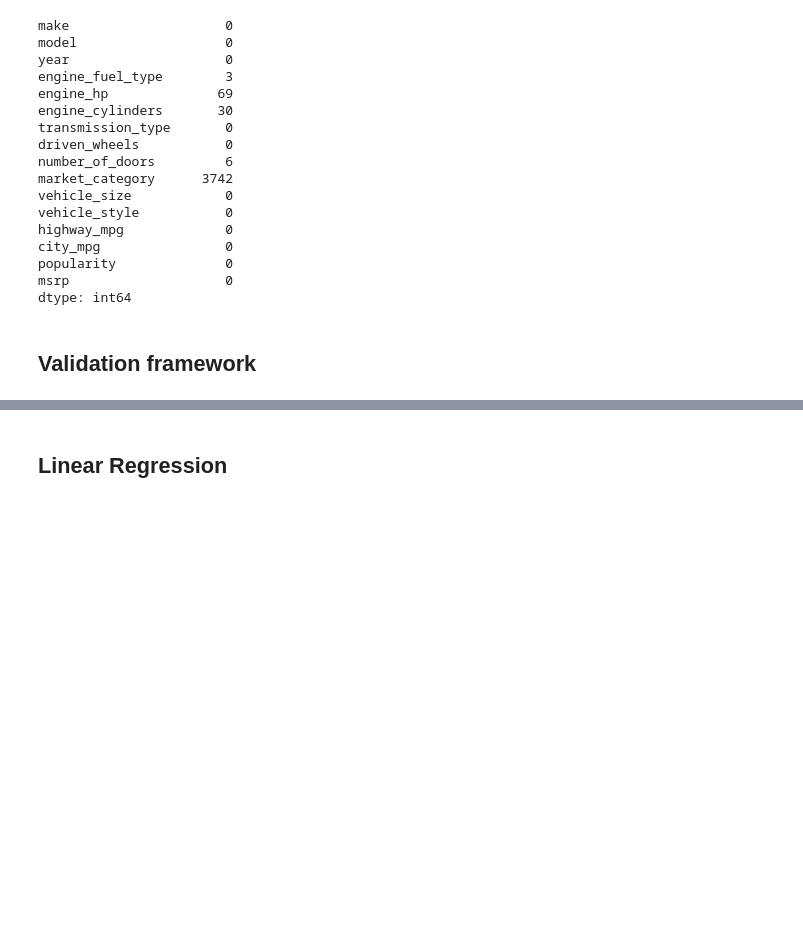
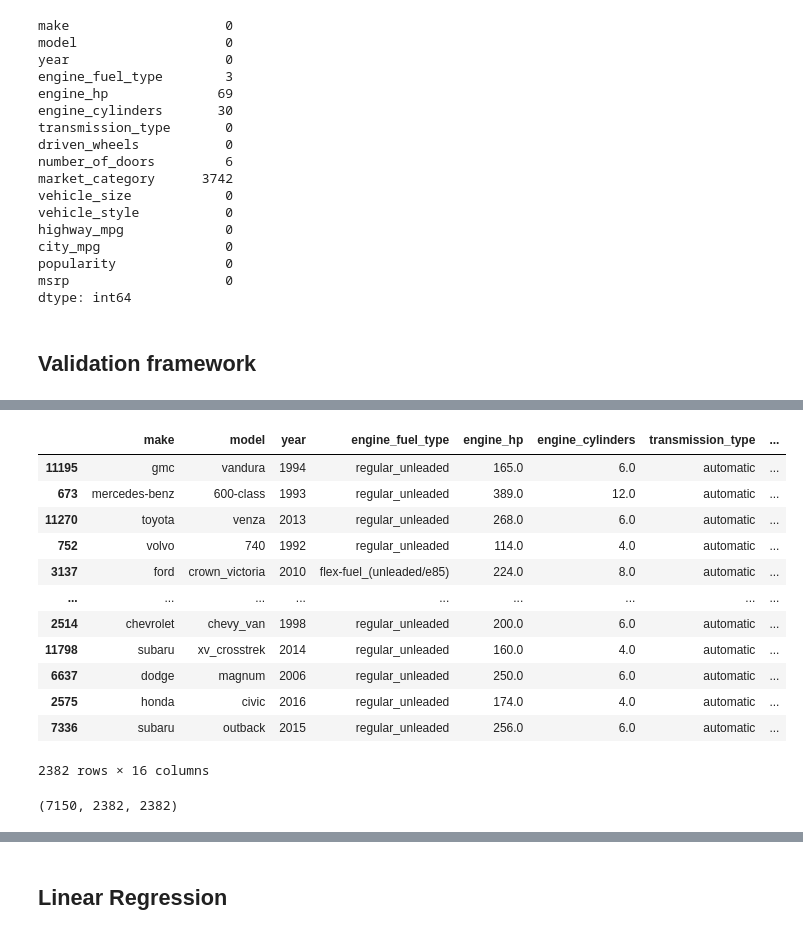
Before and after one commit to joshuatochinwachi/Machine-Learning, a Jupyter notebook: Module 2/01-carprice_ML-Regression.ipynb, the cells around one changed output, grey strips where cells are left out. Cells and saved outputs as stored; diff of their text form; code cells hidden in the pictures; blank space fills up the shorter version.

```diff
--- a/Module 2/01-carprice_ML-Regression.ipynb
+++ b/Module 2/01-carprice_ML-Regression.ipynb
@@ -254,0 +308,20 @@ df_test = df_shuffled.iloc[n_train+n_val:].copy()
+# %%
+df_test
+# %% [output]
+|  | make | model | year | engine_fuel_type | engine_hp | engine_cylinders | transmission_type | ... |
+| 11195 | gmc | vandura | 1994 | regular_unleaded | 165.0 | 6.0 | automatic | ... |
+| 673 | mercedes-benz | 600-class | 1993 | regular_unleaded | 389.0 | 12.0 | automatic | ... |
+| 11270 | toyota | venza | 2013 | regular_unleaded | 268.0 | 6.0 | automatic | ... |
+| 752 | volvo | 740 | 1992 | regular_unleaded | 114.0 | 4.0 | automatic | ... |
+| 3137 | ford | crown_victoria | 2010 | flex-fuel_(unleaded/e85) | 224.0 | 8.0 | automatic | ... |
+| ... | ... | ... | ... | ... | ... | ... | ... | ... |
+| 2514 | chevrolet | chevy_van | 1998 | regular_unleaded | 200.0 | 6.0 | automatic | ... |
+| 11798 | subaru | xv_crosstrek | 2014 | regular_unleaded | 160.0 | 4.0 | automatic | ... |
+| 6637 | dodge | magnum | 2006 | regular_unleaded | 250.0 | 6.0 | automatic | ... |
+| 2575 | honda | civic | 2016 | regular_unleaded | 174.0 | 4.0 | automatic | ... |
+| 7336 | subaru | outback | 2015 | regular_unleaded | 256.0 | 6.0 | automatic | ... |
+2382 rows × 16 columns
+# %%
+len(df_train), len(df_val), len(df_test)
+# %% [output]
+(7150, 2382, 2382)
```
Also changed, not shown: parts of 13 cells of this notebook.
